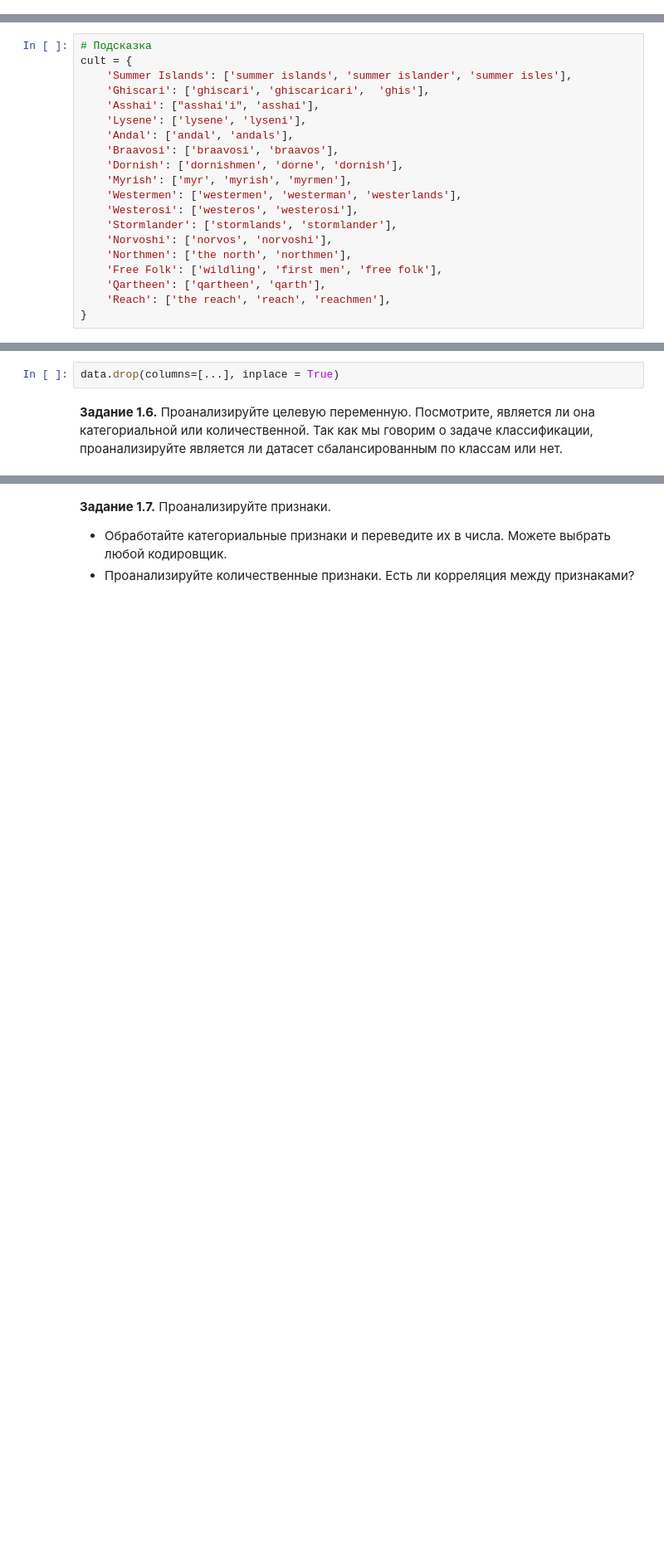
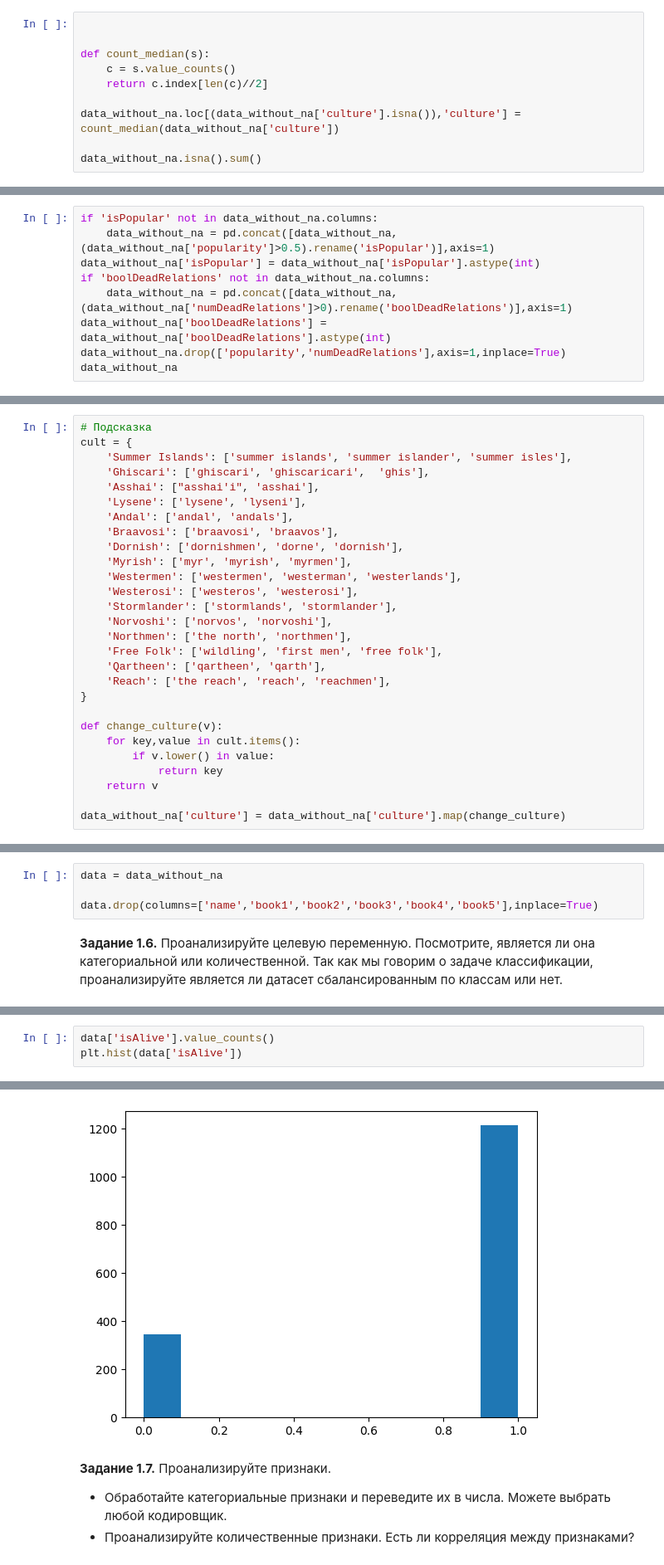
Before and after one commit to kovzanok/ml, a Jupyter notebook: week_01_ml_intro/Homework/hw_1_game_of_thrones.ipynb, the cells around one changed output, grey strips where cells are left out. Shown at 83% size. Cells and saved outputs as stored; diff of their text form; blank space fills up the shorter version.

```diff
--- a/week_01_ml_intro/Homework/hw_1_game_of_thrones.ipynb
+++ b/week_01_ml_intro/Homework/hw_1_game_of_thrones.ipynb
@@ -175,0 +175,10 @@ TypeError: Cannot convert [nan nan nan 'Ser' nan nan nan nan nan nan 'Riverrun'
+# %%
+
+
+def count_median(s):
+    c = s.value_counts()
+    return c.index[len(c)//2]
+
+data_without_na.loc[(data_without_na['culture'].isna()),'culture'] = count_median(data_without_na['culture'])
+
+data_without_na.isna().sum()
@@ -182,0 +210,9 @@ TypeError: Cannot convert [nan nan nan 'Ser' nan nan nan nan nan nan 'Riverrun'
+# %%
+if 'isPopular' not in data_without_na.columns:
+    data_without_na = pd.concat([data_without_na,(data_without_na['popularity']>0.5).rename('isPopular')],axis=1)
+data_without_na['isPopular'] = data_without_na['isPopular'].astype(int)
+if 'boolDeadRelations' not in data_without_na.columns:
+    data_without_na = pd.concat([data_without_na,(data_without_na['numDeadRelations']>0).rename('boolDeadRelations')],axis=1)
+data_without_na['boolDeadRelations'] = data_without_na['boolDeadRelations'].astype(int)
+data_without_na.drop(['popularity','numDeadRelations'],axis=1,inplace=True)
+data_without_na
@@ -200,9 +251,19 @@ cult = {
     'Qartheen': ['qartheen', 'qarth'],
     'Reach': ['the reach', 'reach', 'reachmen'],
 }
+
+def change_culture(v):
+    for key,value in cult.items():
+        if v.lower() in value:
+            return key
+    return v
+
+data_without_na['culture'] = data_without_na['culture'].map(change_culture)
 # %% [markdown]
 **Задание 1.5.** Проанализируйте, какие столбцы являются существенными и влияют на предсказание, а какие нет. Удалите ненужные столбцы по вашему мнению.
 # %%
-data.drop(columns=[...], inplace = True)
+data = data_without_na
+
+data.drop(columns=['name','book1','book2','book3','book4','book5'],inplace=True)
 # %% [markdown]
 **Задание 1.6.** Проанализируйте целевую переменную. Посмотрите, является ли она категориальной или количественной. Так как мы говорим о задаче классификации, проанализируйте является ли датасет сбалансированным по классам или нет.
@@ -210,0 +270,4 @@ data.drop(columns=[...], inplace = True)
+# %%
+data['isAlive'].value_counts()
+plt.hist(data['isAlive'])
+# %% [output]
@@ -211,3 +278,4 @@ data.drop(columns=[...], inplace = True)
+[figure, added]
 # %% [markdown]
 **Задание 1.7.** Проанализируйте признаки.
   * Обработайте категориальные признаки и переведите их в числа. Можете выбрать любой кодировщик.
```
Also changed, not shown: parts of 14 cells of this notebook.
